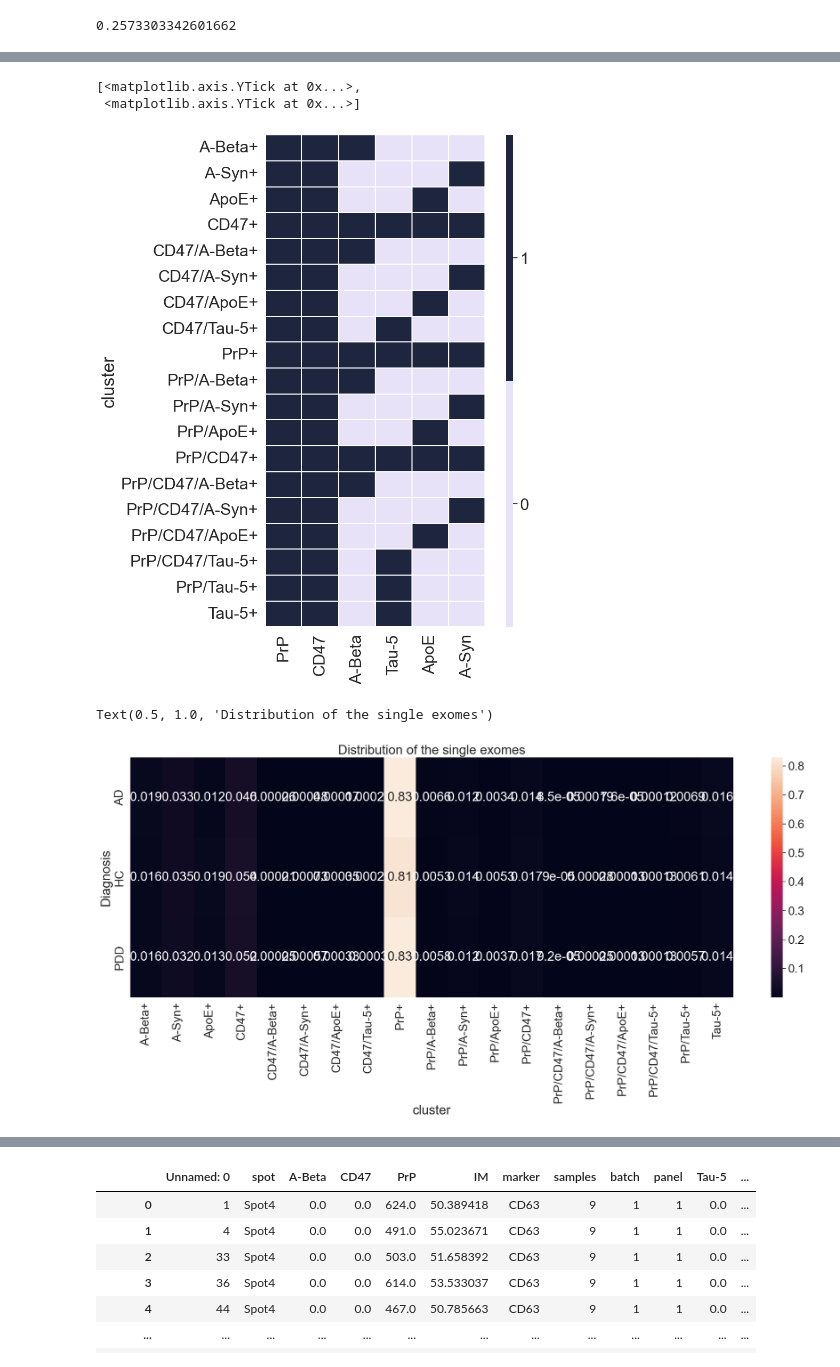
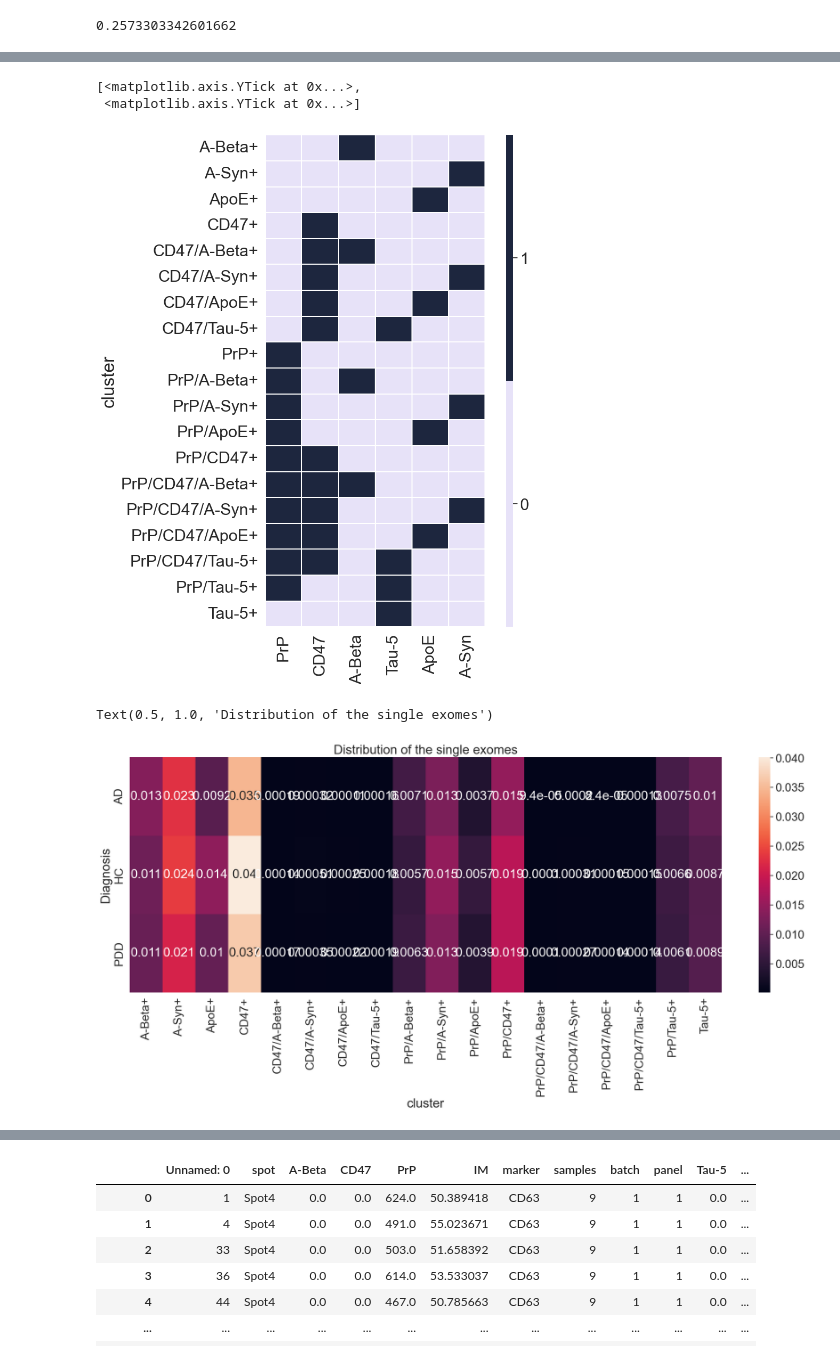
Before and after one commit to tpjoe/project_exosome, a Jupyter notebook: script/data_exploration_EB.ipynb, the cells around one changed output, grey strips where cells are left out. Drawn from its saved outputs; the diff is of its cells as text; code cells hidden in the pictures.

```diff
--- a/script/data_exploration_EB.ipynb
+++ b/script/data_exploration_EB.ipynb
@@ -378,9 +394,9 @@ for mm in comb_:
         pos = [it for it in mm]
 
         if len(zero_mar)>0:
-            #index1 = np.where((df_[zero_mar]==0).all(axis=1))[0]
-            index =  np.where((df_[pos]>0).all(axis=1))[0]
-            #index = np.intersect1d(index1,index2)
+            index1 = np.where((df_[zero_mar]==0).all(axis=1))[0]
+            index2 =  np.where((df_[pos]>0).all(axis=1))[0]
+            index = np.intersect1d(index1,index2)
             #index = [it for it in index1 if it in index2]
         else:
             index = np.where((df_[pos]>0).all(axis=1))[0]
@@ -470,17 +486,17 @@ cbar_ax.yaxis.set_ticks([ 0.25, 0.75])
 # %% [output]
 [<matplotlib.axis.YTick at 0x...>,
  <matplotlib.axis.YTick at 0x...>]
-[figure, old version]
+[figure, new version]
 # %%
 repart = coloc_df.groupby(["cluster", "Diagnosis"]).size().unstack().fillna(0)
 repart = repart.div(repart.sum(0), axis=1)
 fig, ax = plt.subplots(figsize=(25, 8))
-sns.heatmap(repart.T, #.drop("PrP+", axis=1),
+sns.heatmap(repart.T.drop("PrP+", axis=1),
             annot=True, ax=ax)
 ax.set_title("Distribution of the single exomes")
 # %% [output]
 Text(0.5, 1.0, 'Distribution of the single exomes')
-[figure, old version]
+[figure, new version]
 # %%
 mean_express = coloc_df.groupby(["cluster", "Diagnosis", "samples", "spot"])["IM"].mean()#.unstack().fillna(0)
 
```
Also changed, not shown: parts of 6 cells of this notebook.
